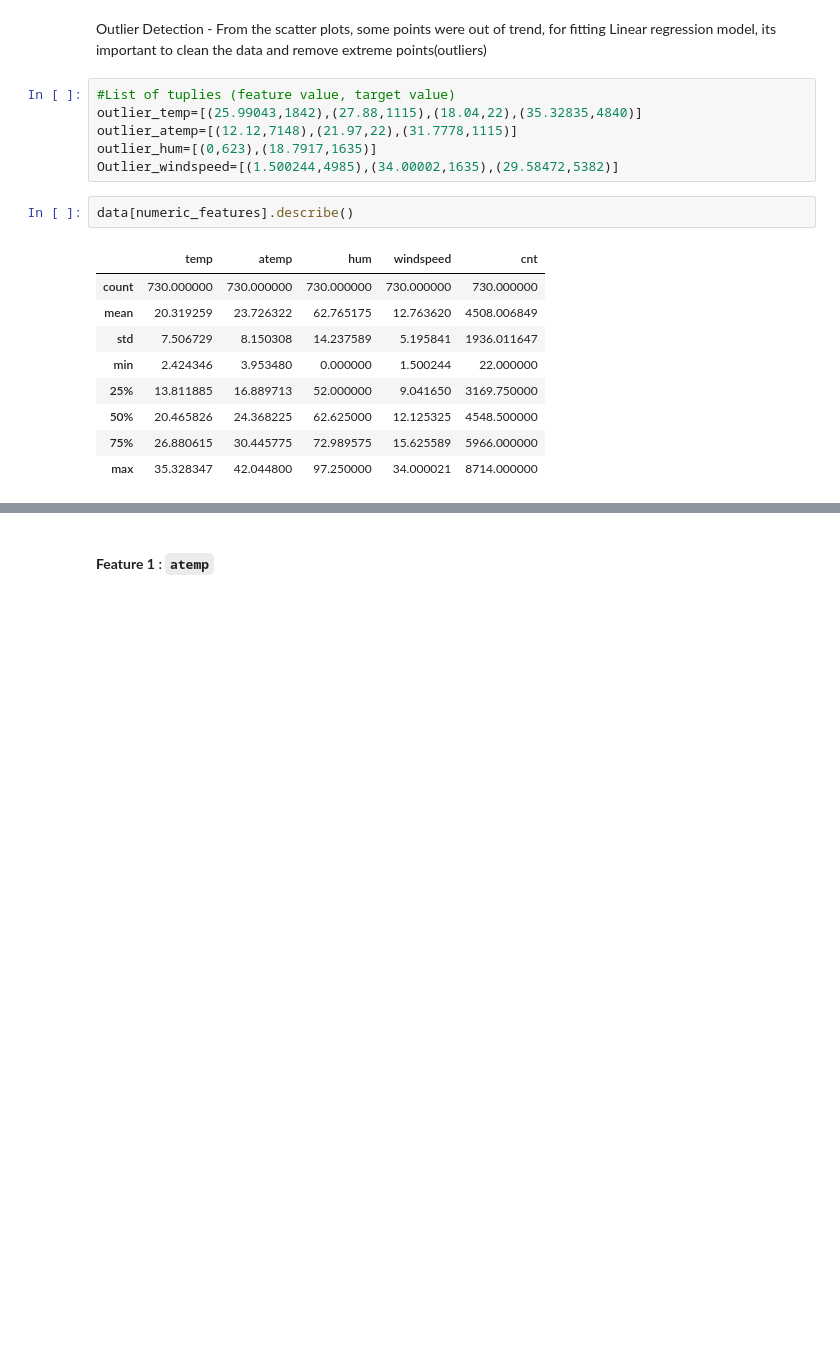
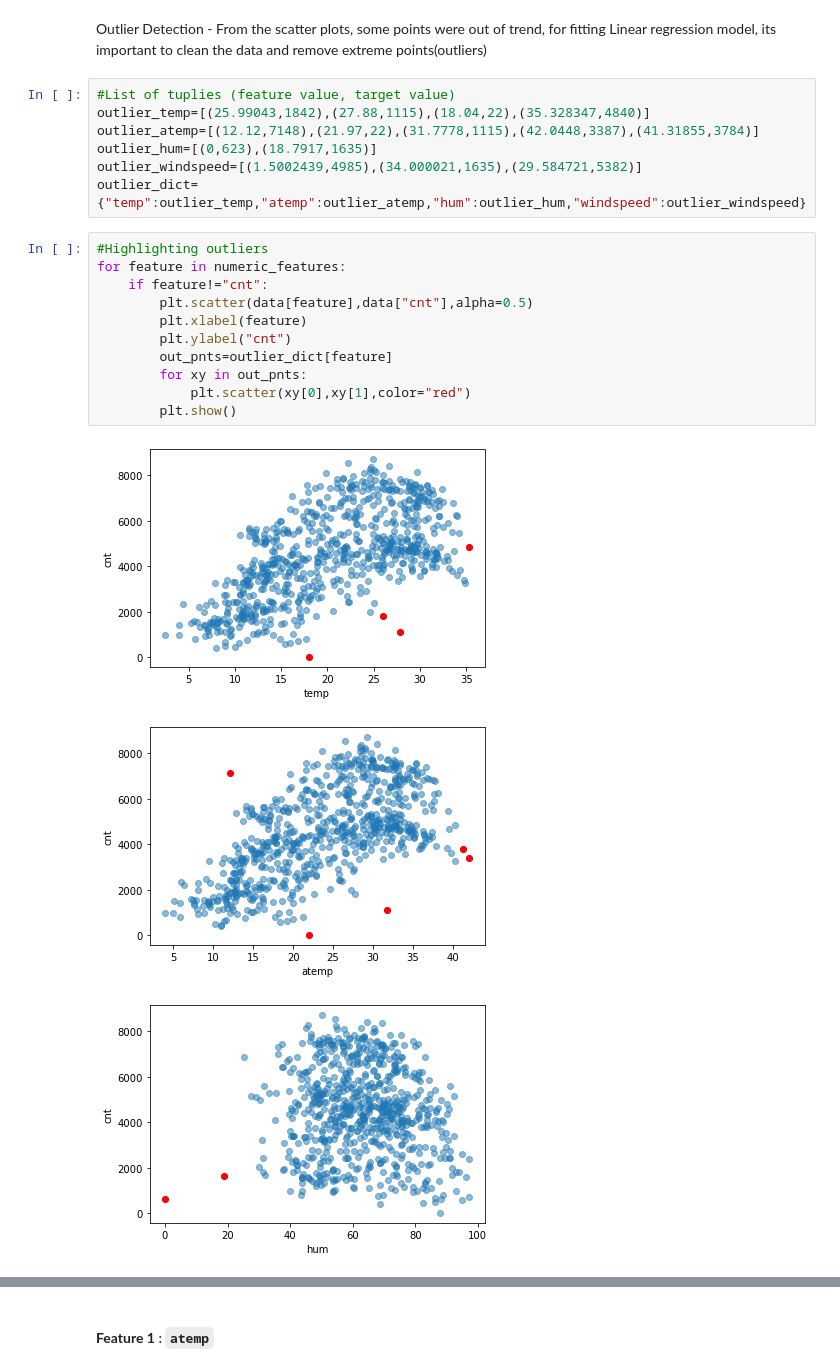
Before and after one commit to karthickchetti/Bike_Sharing, a Jupyter notebook: BikeSharing/Bike_Sharing.ipynb, the cells around one changed output, grey strips where cells are left out. Saved outputs shown, nothing was run; the diff lists cells and outputs as text; blank space fills up the shorter version.

```diff
--- a/BikeSharing/Bike_Sharing.ipynb
+++ b/BikeSharing/Bike_Sharing.ipynb
@@ -92,19 +92,23 @@ for feature in numeric_features:
 Outlier Detection - From the scatter plots, some points were out of trend, for fitting Linear regression model, its important to clean the data and remove extreme points(outliers)
 # %%
 #List of tuplies (feature value, target value)
-outlier_temp=[(25.99043,1842),(27.88,1115),(18.04,22),(35.32835,4840)]
-outlier_atemp=[(12.12,7148),(21.97,22),(31.7778,1115)]
+outlier_temp=[(25.99043,1842),(27.88,1115),(18.04,22),(35.328347,4840)]
+outlier_atemp=[(12.12,7148),(21.97,22),(31.7778,1115),(42.0448,3387),(41.31855,3784)]
 outlier_hum=[(0,623),(18.7917,1635)]
-Outlier_windspeed=[(1.500244,4985),(34.00002,1635),(29.58472,5382)]
+outlier_windspeed=[(1.5002439,4985),(34.000021,1635),(29.584721,5382)]
+outlier_dict={"temp":outlier_temp,"atemp":outlier_atemp,"hum":outlier_hum,"windspeed":outlier_windspeed}
-# %%
-data[numeric_features].describe()
-# %% [output]
-|  | temp | atemp | hum | windspeed | cnt |
-| count | 730.000000 | 730.000000 | 730.000000 | 730.000000 | 730.000000 |
-| mean | 20.319259 | 23.726322 | 62.765175 | 12.763620 | 4508.006849 |
-| std | 7.506729 | 8.150308 | 14.237589 | 5.195841 | 1936.011647 |
-| min | 2.424346 | 3.953480 | 0.000000 | 1.500244 | 22.000000 |
-| 25% | 13.811885 | 16.889713 | 52.000000 | 9.041650 | 3169.750000 |
-| 50% | 20.465826 | 24.368225 | 62.625000 | 12.125325 | 4548.500000 |
-| 75% | 26.880615 | 30.445775 | 72.989575 | 15.625589 | 5966.000000 |
-| max | 35.328347 | 42.044800 | 97.250000 | 34.000021 | 8714.000000 |
+# %%
+#Highlighting outliers
+for feature in numeric_features:
+    if feature!="cnt":
+        plt.scatter(data[feature],data["cnt"],alpha=0.5)
+        plt.xlabel(feature)
+        plt.ylabel("cnt")
+        out_pnts=outlier_dict[feature]
+        for xy in out_pnts:
+            plt.scatter(xy[0],xy[1],color="red")
+        plt.show()
+# %% [output]
+[figure, added]
+[figure, added]
+[figure, added]
```
Also changed, not shown: parts of 80 cells of this notebook.
